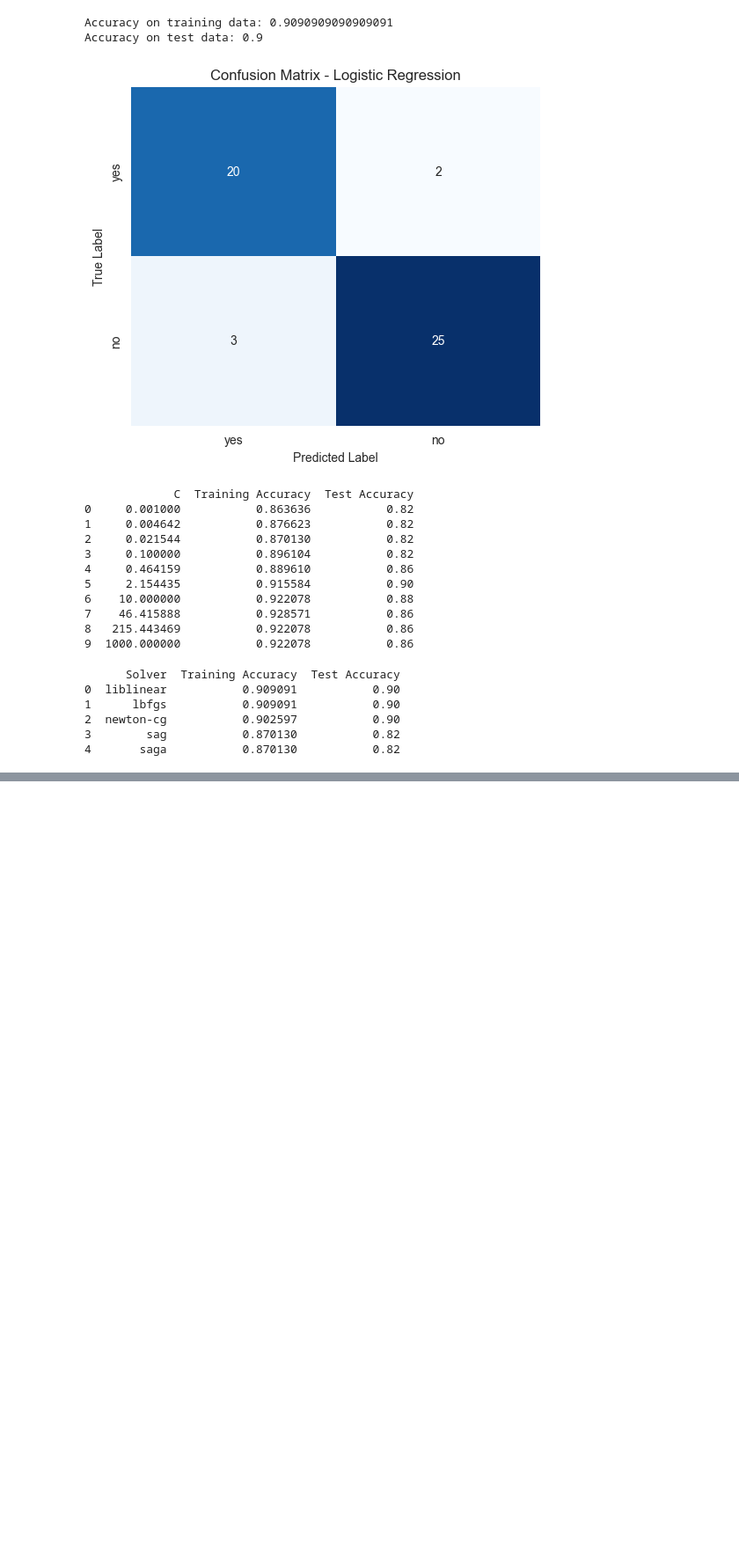
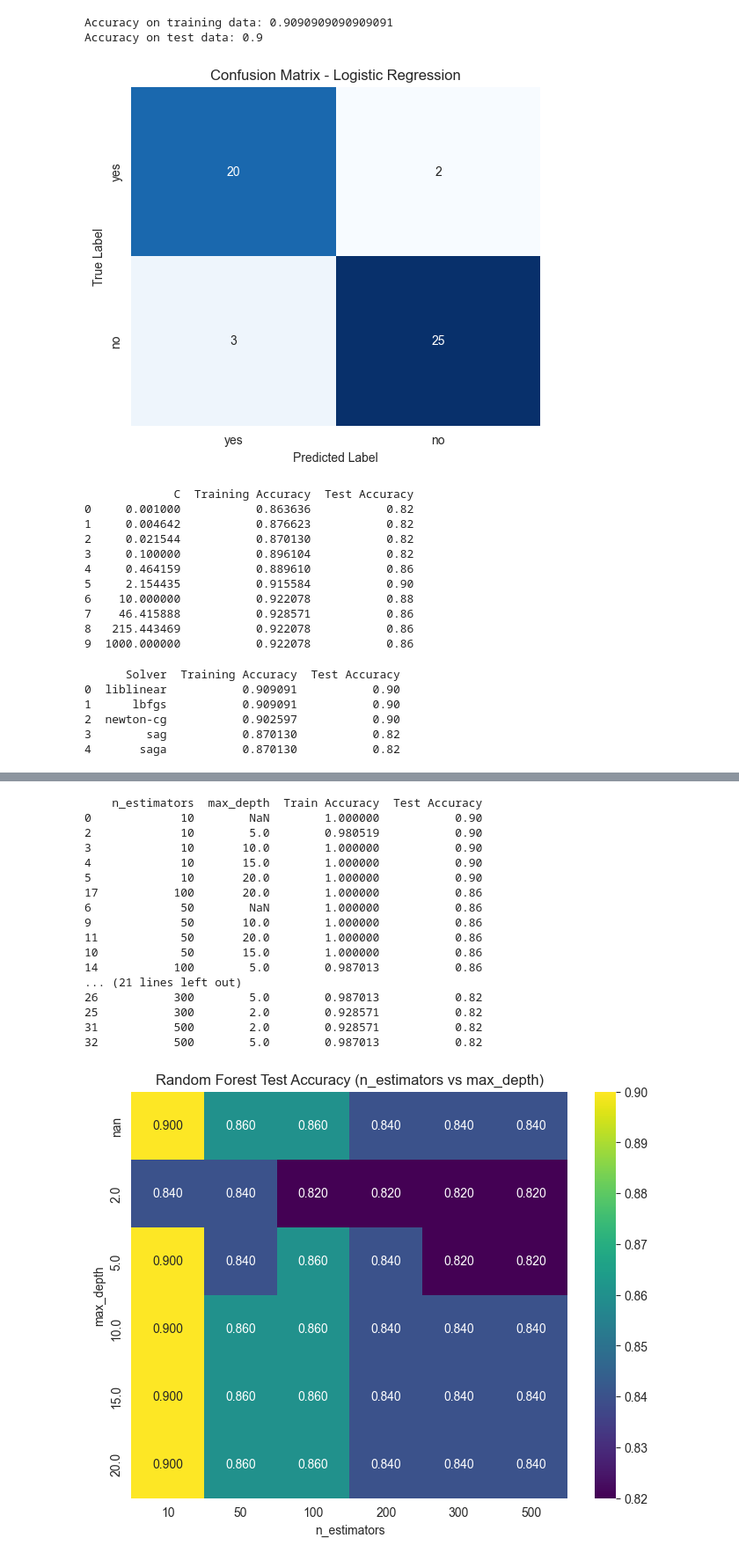
Before and after one commit to OisinMa/Wildfire-Machine-Learning-Approaches, a Jupyter notebook: WildfireAlgorithms.ipynb, the cells around one changed output, grey strips where cells are left out. Shown at 88% size. Drawn from its saved outputs; the diff is of its cells as text; code cells hidden in the pictures; blank space fills up the shorter version.

```diff
--- a/WildfireAlgorithms.ipynb
+++ b/WildfireAlgorithms.ipynb
@@ -247,0 +367,66 @@ Random Forest: tuning hyperparameters n_estimat
+# %%
+#n_estimators combined with max_features
+n_values = [10, 50, 100, 200, 300, 500]
+depth_values = [None, 2, 5, 10, 15, 20]
+
+# To store results
+results = []
+
+for n in n_values:
+    for depth in depth_values:
+        rf = RandomForestClassifier(
+            n_estimators=n,
+            max_depth=depth,
+            random_state=67
+        )
+        rf.fit(X_training, y_training)
+
+        train_acc = metrics.accuracy_score(y_training, rf.predict(X_training))
+        test_acc = metrics.accuracy_score(y_test, rf.predict(X_test))
+
+        results.append({
+            'n_estimators': n,
+            'max_depth': depth,
+            'Train Accuracy': train_acc,
+            'Test Accuracy': test_acc
+        })
+
+
+
+
+results_df = pd.DataFrame(results)
+
+print(results_df.sort_values(by='Test Accuracy', ascending=False))
+
+##plot results
+pivot = results_df.pivot(
+    index='max_depth',
+    columns='n_estimators',
+    values='Test Accuracy'
+)
+
+plt.figure(figsize=(8,6))
+sns.heatmap(pivot, annot=True, fmt=".3f", cmap="viridis")
+plt.title("Random Forest Test Accuracy (n_estimators vs max_depth)")
+plt.xlabel("n_estimators")
+plt.ylabel("max_depth")
+plt.show()
+# %% [output]
+    n_estimators  max_depth  Train Accuracy  Test Accuracy
+0             10        NaN        1.000000           0.90
+2             10        5.0        0.980519           0.90
+3             10       10.0        1.000000           0.90
+4             10       15.0        1.000000           0.90
+5             10       20.0        1.000000           0.90
+17           100       20.0        1.000000           0.86
+6             50        NaN        1.000000           0.86
+9             50       10.0        1.000000           0.86
+11            50       20.0        1.000000           0.86
+10            50       15.0        1.000000           0.86
+14           100        5.0        0.987013           0.86
+... (21 lines left out)
+26           300        5.0        0.987013           0.82
+25           300        2.0        0.928571           0.82
+31           500        2.0        0.928571           0.82
+32           500        5.0        0.987013           0.82
+[figure, added]
```
Also changed, not shown: parts of 5 cells of this notebook.
